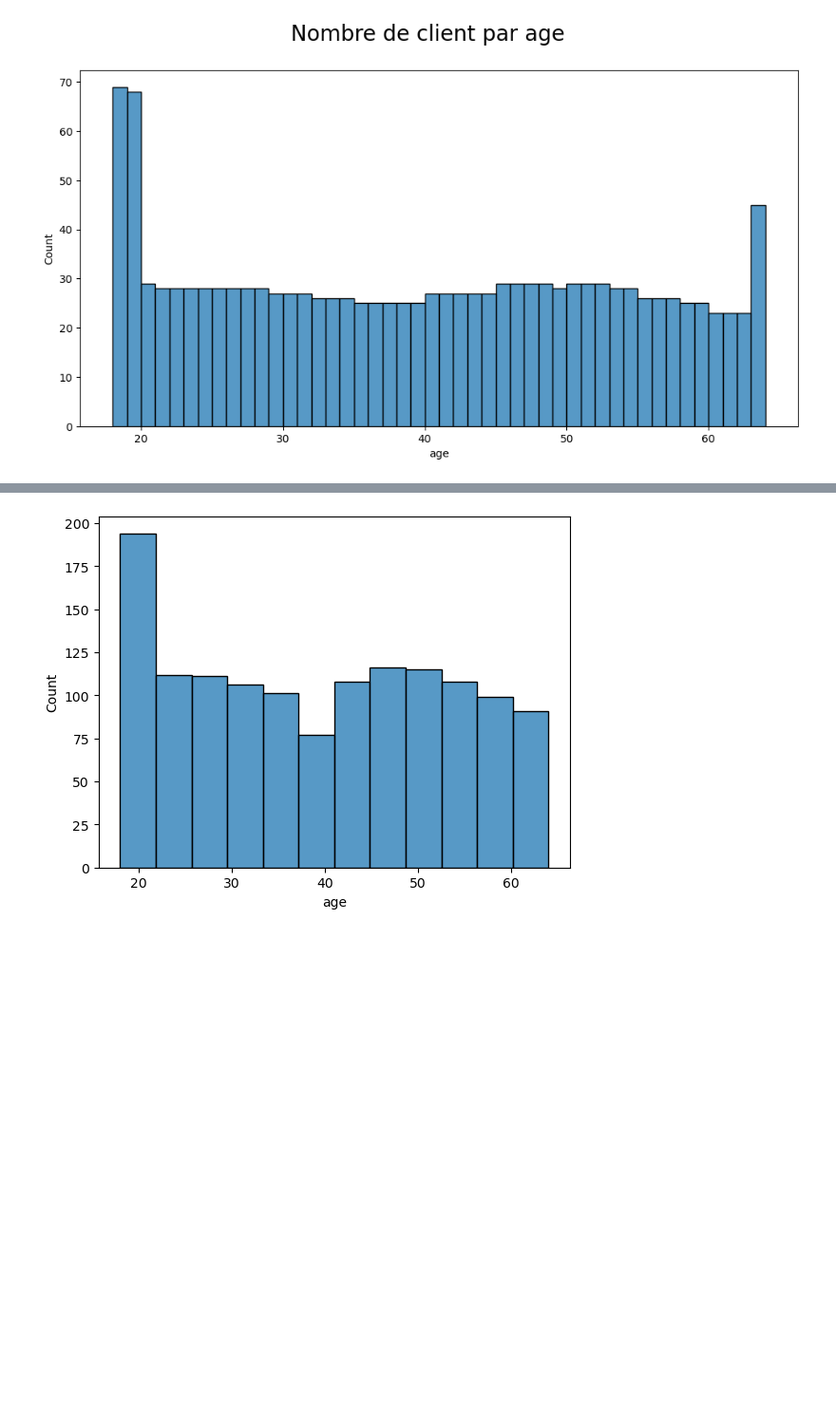
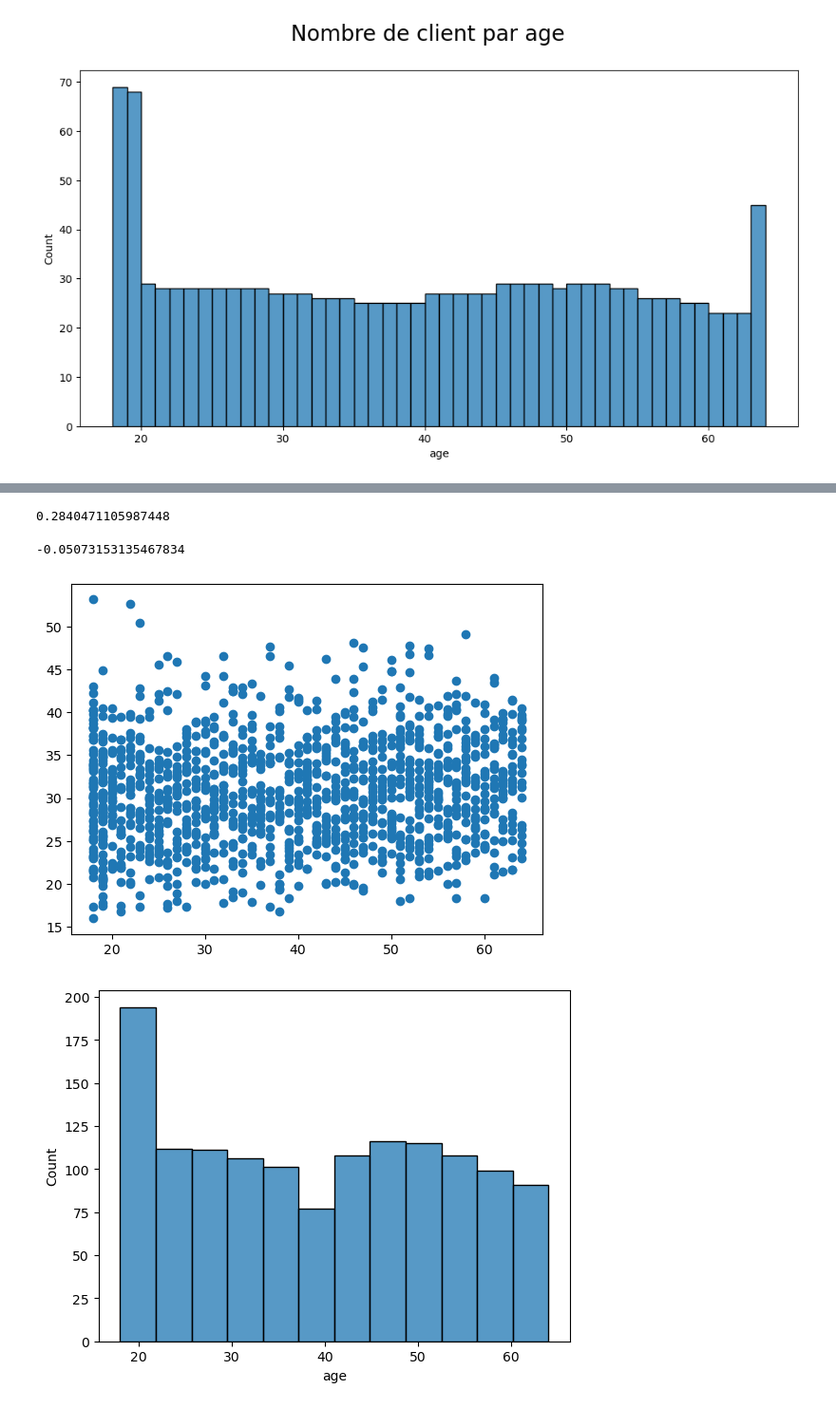
Before and after one commit to StevenDelval/Predire-une-prime-d-assurance-grace-l-IA, a Jupyter notebook: visualisation.ipynb, the cells around one changed output, grey strips where cells are left out. Shown: that part at 95% size. Cells and saved outputs as stored; diff of their text form; code cells hidden in the pictures; blank space fills up the shorter version.

```diff
--- a/visualisation.ipynb
+++ b/visualisation.ipynb
@@ -147,3 +181,19 @@ for column in ["age","bmi"] :
+# %%
+df['bmi'].skew()
+# %% [output]
+0.2840471105987448
+# %%
+df['bmi'].kurtosis()
+# %% [output]
+-0.05073153135467834
+# %%
+# créez le diagramme de dispersion
+plt.scatter(df["age"], df["bmi"])
+
+# affichez le diagramme
+plt.show()
+# %% [output]
+[figure, added]
 # %%
 for col in df.columns[0:-1]:
   # afficher un histogramme de la colonne
```
Also changed, not shown: parts of 10 cells of this notebook, 2 other files.
